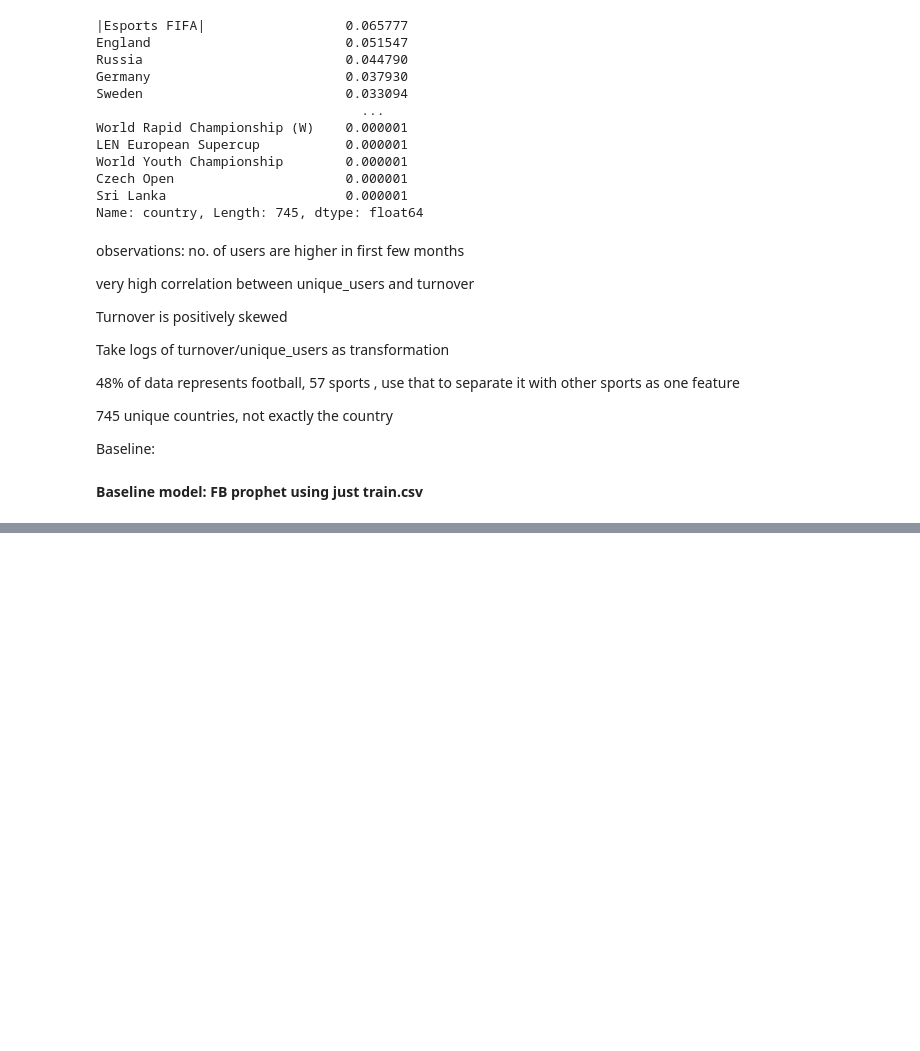
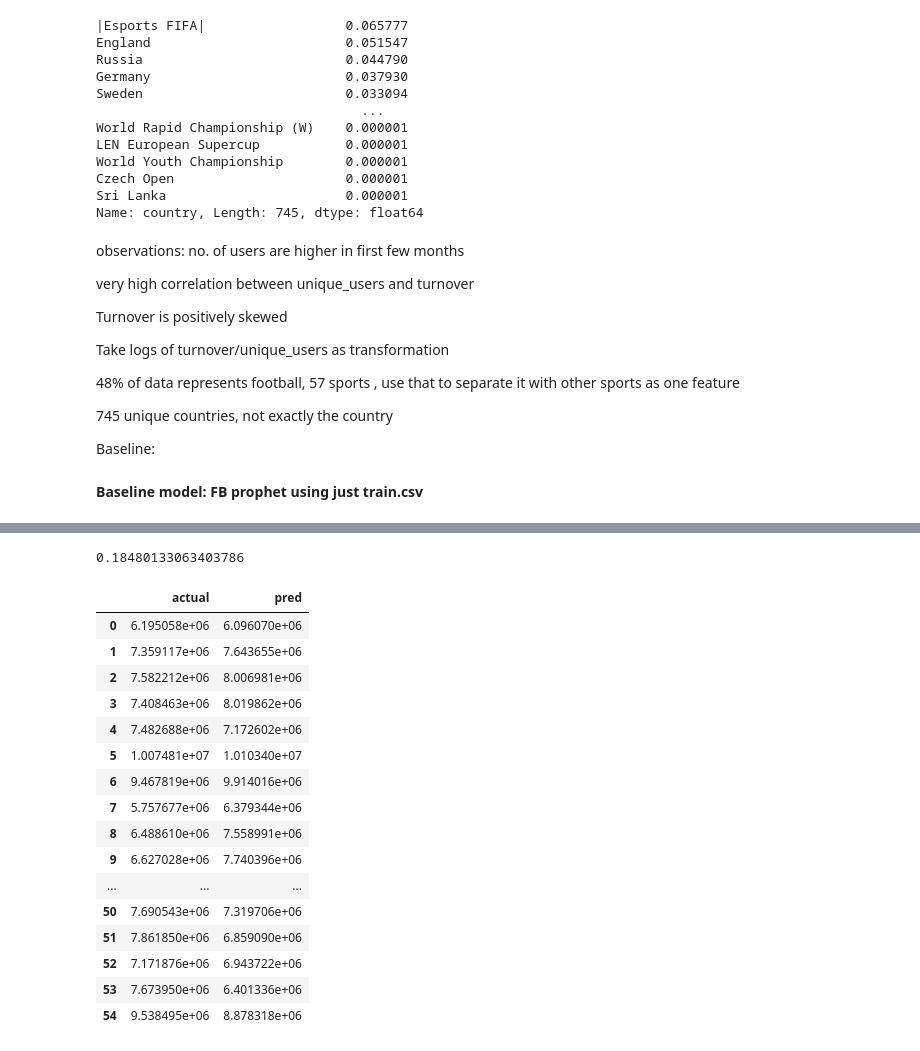
Before and after one commit to gauravgund/ML-Projects, a Jupyter notebook: Untitled21.ipynb, the cells around one changed output, grey strips where cells are left out. Saved outputs shown, nothing was run; the diff lists cells and outputs as text; code cells hidden in the pictures; blank space fills up the shorter version.

```diff
--- a/Untitled21.ipynb
+++ b/Untitled21.ipynb
@@ -202,0 +310,30 @@ See the caveats in the documentation: https://pandas.pydata.org/pandas-docs/stab
+# %%
+true = list(test['y'])
+pred = list(forecast['yhat'])
+mean_absolute_percentage_error(true, pred)
+# %% [output]
+0.18480133063403786
+# %%
+error= pd.DataFrame()
+error['actual'] = true
+error['pred'] = pred
+# %%
+error
+# %% [output]
+|  | actual | pred |
+| 0 | 6.195058e+06 | 6.096070e+06 |
+| 1 | 7.359117e+06 | 7.643655e+06 |
+| 2 | 7.582212e+06 | 8.006981e+06 |
+| 3 | 7.408463e+06 | 8.019862e+06 |
+| 4 | 7.482688e+06 | 7.172602e+06 |
+| 5 | 1.007481e+07 | 1.010340e+07 |
+| 6 | 9.467819e+06 | 9.914016e+06 |
+| 7 | 5.757677e+06 | 6.379344e+06 |
+| 8 | 6.488610e+06 | 7.558991e+06 |
+| 9 | 6.627028e+06 | 7.740396e+06 |
+| ... | ... | ... |
+| 50 | 7.690543e+06 | 7.319706e+06 |
+| 51 | 7.861850e+06 | 6.859090e+06 |
+| 52 | 7.171876e+06 | 6.943722e+06 |
+| 53 | 7.673950e+06 | 6.401336e+06 |
+| 54 | 9.538495e+06 | 8.878318e+06 |
```
Also changed, not shown: parts of 129 cells of this notebook.
